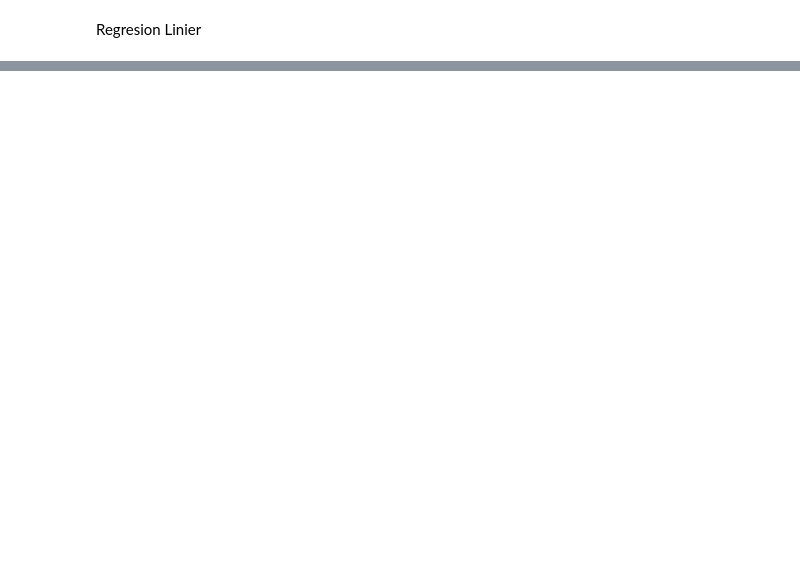
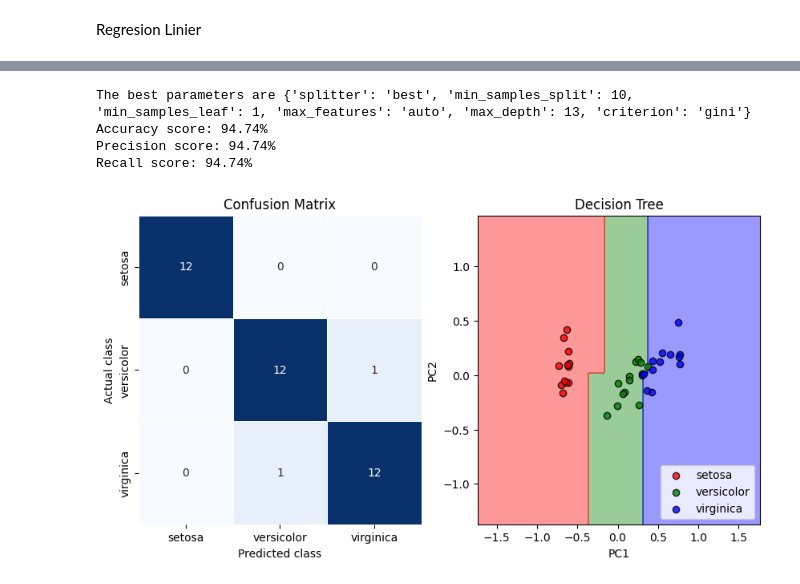
Before and after one commit to Sadam1122/Tugas-AI-Big-Data, a Jupyter notebook: Tugas_AI_Sadam.ipynb, the cells around one changed output, grey strips where cells are left out. Drawn from its saved outputs; the diff is of its cells as text; code cells hidden in the pictures; blank space fills up the shorter version.

```diff
--- a/Tugas_AI_Sadam.ipynb
+++ b/Tugas_AI_Sadam.ipynb
@@ -88,0 +125,11 @@ plt.show()
+# %%
+# Decision Tree
+dtree = DecisionTreeClassifier()
+param_grid = {'criterion': ['gini', 'entropy'], 'splitter': ['best', 'random'], 'max_depth': np.arange(1, 20, 2), 'min_samples_split': [2, 5, 10], 'min_samples_leaf': [1, 2, 4, 10], 'max_features': ['auto', 'sqrt', 'log2', None]}
+run_classifier(dtree, param_grid, "Decision Tree")
+# %% [output]
+The best parameters are {'splitter': 'best', 'min_samples_split': 10, 'min_samples_leaf': 1, 'max_features': 'auto', 'max_depth': 13, 'criterion': 'gini'}
+Accuracy score: 94.74%
+Precision score: 94.74%
+Recall score: 94.74%
+[figure, added]
```
Also changed, not shown: parts of 16 cells of this notebook.
